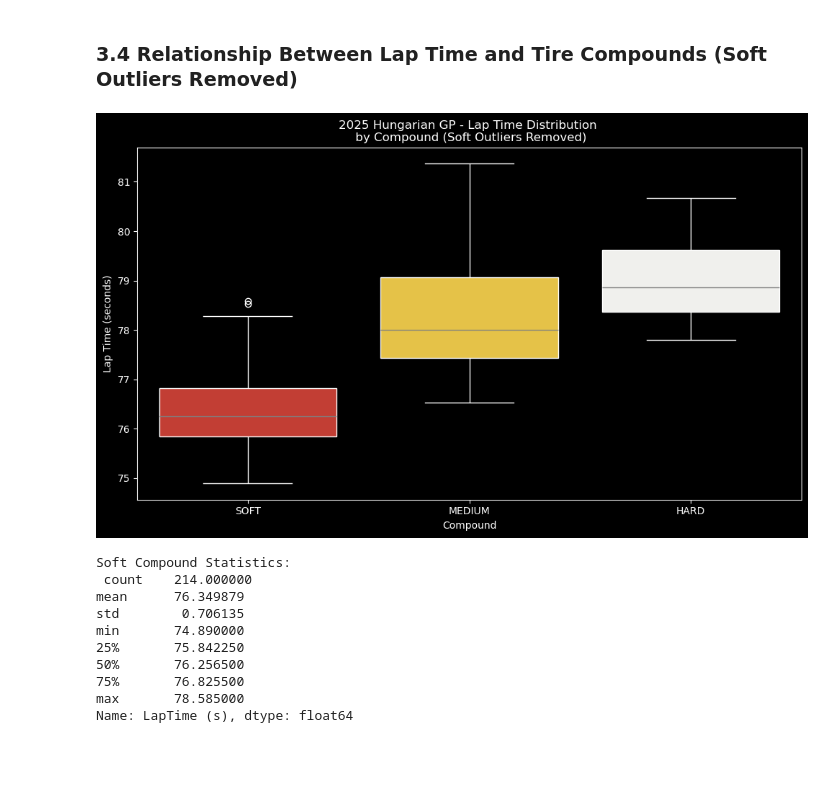
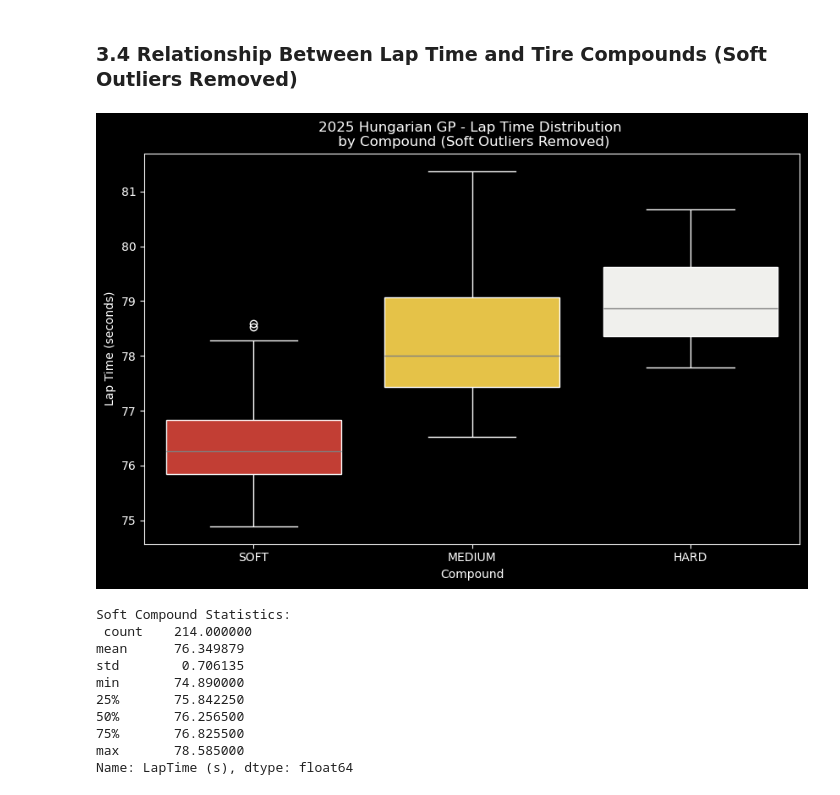
Before and after one commit to hai-henry/f1-midlap-predictor, a Jupyter notebook: notebooks/midlap-predictor.ipynb, the cells around one changed output. Cells and saved outputs as stored; diff of their text form; code cells hidden in the pictures; blank space fills up the shorter version.

```diff
--- a/notebooks/midlap-predictor.ipynb
+++ b/notebooks/midlap-predictor.ipynb
@@ -345,28 +360,27 @@ cleaned_quicklaps = quicklaps_no_soft_outliers
 # %%
 plt.figure(figsize=(10, 6))
 
 sns.boxplot(
     data=cleaned_quicklaps,
     x="Compound",
     y="LapTime (s)",
     hue="Compound",
     palette=compound_colors,
     order=["SOFT", "MEDIUM", "HARD"],
     whiskerprops=dict(color="white"),
     boxprops=dict(edgecolor="white"),
     medianprops=dict(color="grey"),
     capprops=dict(color="white"),
     flierprops=dict(markeredgecolor="white"),
 )
 
 plt.title(
     "2025 Hungarian GP - Lap Time Distribution \n by Compound (Soft Outliers Removed)"
 )
 plt.ylabel("Lap Time (seconds)")
-plt.tight_layout()
 plt.show()
 # %% [output]
-[figure, old version]
+[figure, new version]
 # %%
 print(
     "Soft Compound Statistics:\n",
```
Also changed, not shown: parts of 13 cells of this notebook.
